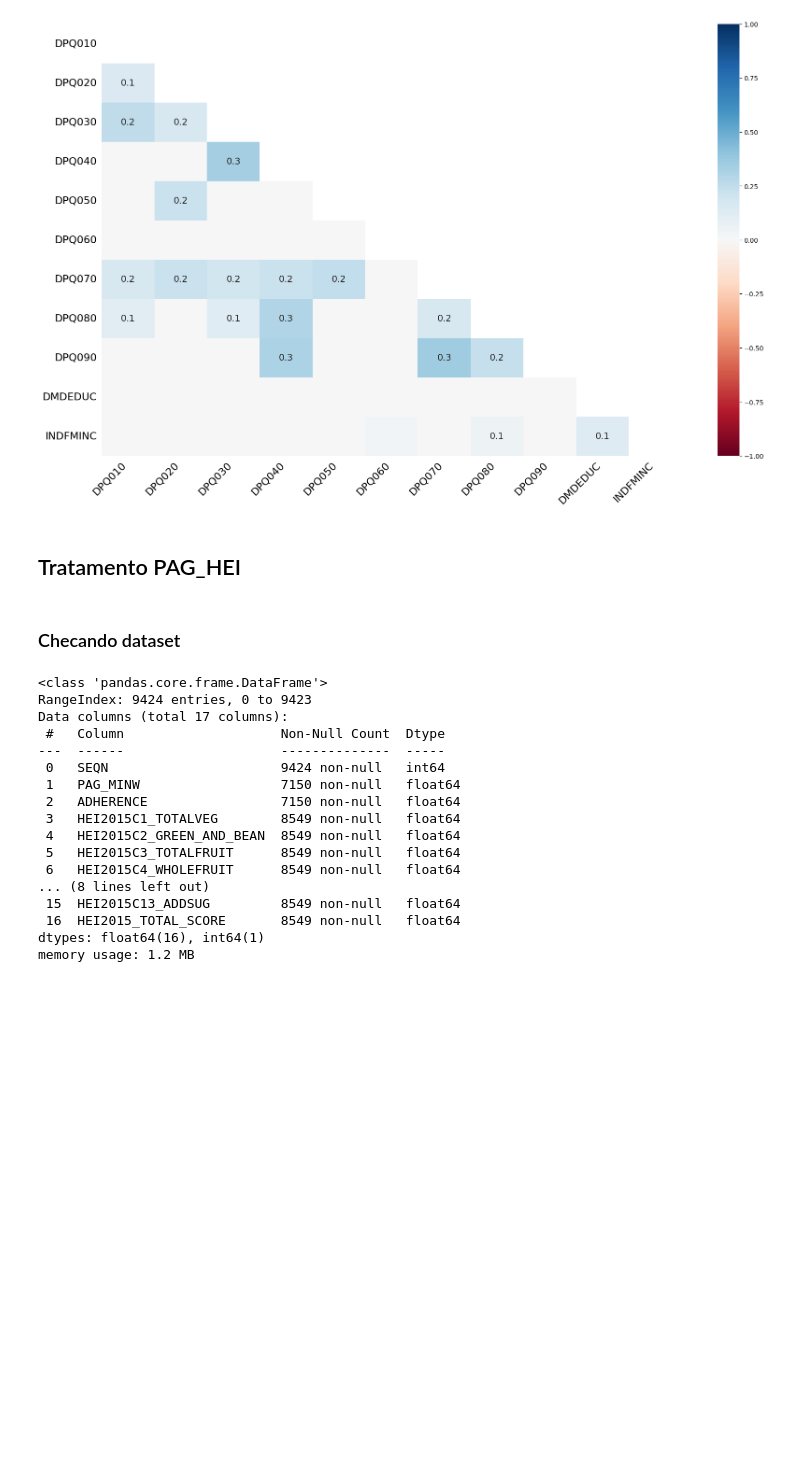
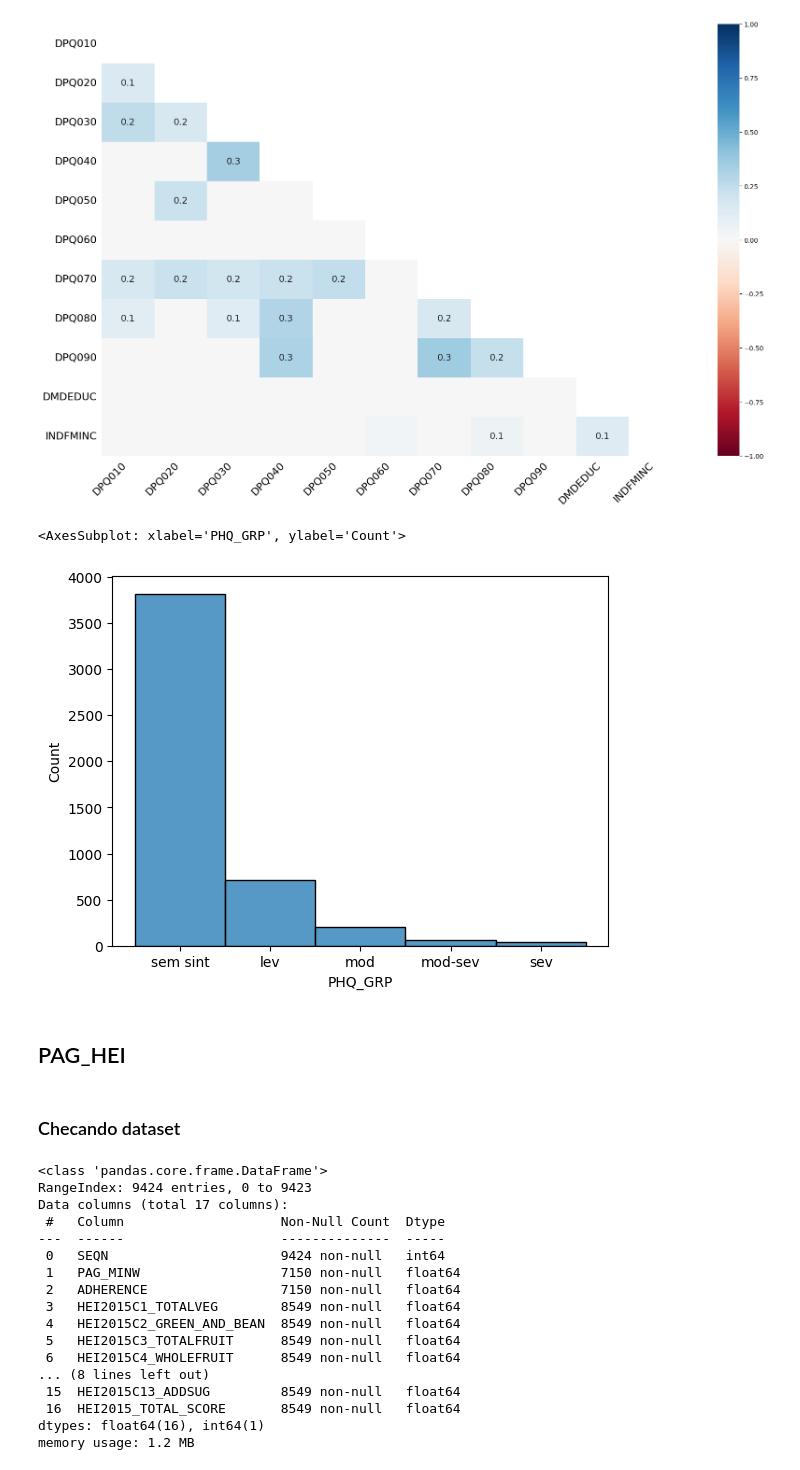
Before and after one commit to thiago-paim/tera-desafio-inferencia, a Jupyter notebook: notebooks/step_1_data_treatment.ipynb, the cells around one changed output. Drawn from its saved outputs; the diff is of its cells as text; code cells hidden in the pictures; blank space fills up the shorter version.

```diff
--- a/notebooks/step_1_data_treatment.ipynb
+++ b/notebooks/step_1_data_treatment.ipynb
@@ -157,11 +191,11 @@ msno.heatmap(demo_phq[demo_phq.PHQ9.notna()])
 # %%
 # Calculando grupo de sintomas de depressão
 def get_phq9_group(score):
-    if score < 5: return 0  # sem sintomas
-    if score < 10: return 1  # sintomas leves
-    if score < 15: return 2  # sintomas moderados
-    if score < 19: return 3  # sintomas moderadamente severos
-    if score >= 19: return 4  # sintomas severos
+    if score < 5: return 'sem sint'  # sem sintomas
+    if score < 10: return 'lev'  # sintomas leves
+    if score < 15: return 'mod'  # sintomas moderados
+    if score < 19: return 'mod-sev'  # sintomas moderadamente severos
+    if score >= 19: return 'sev'  # sintomas severos
     return np.nan  # score nulo
 
 demo_phq['PHQ_GRP'] = demo_phq['PHQ9'].map(get_phq9_group)
@@ -172,10 +206,15 @@ phq_score_cols = ['PHQ9', 'PHQ_GRP']
 
 ordered_columns = ["SEQN"] + phq_cols + phq_score_cols + demo_cols
 demo_phq = demo_phq[ordered_columns]
+# %%
+sns.histplot(demo_phq.PHQ_GRP)
+# %% [output]
+<AxesSubplot: xlabel='PHQ_GRP', ylabel='Count'>
+[figure, added]
 # %% [markdown]
-## Tratamento PAG_HEI
+## PAG_HEI
-# %% [markdown]
-### Checando dataset
+# %% [markdown]
+### Checando dataset
 # %%
 pag_hei.info()
 # %% [output]
```
Also changed, not shown: parts of 20 cells of this notebook.
